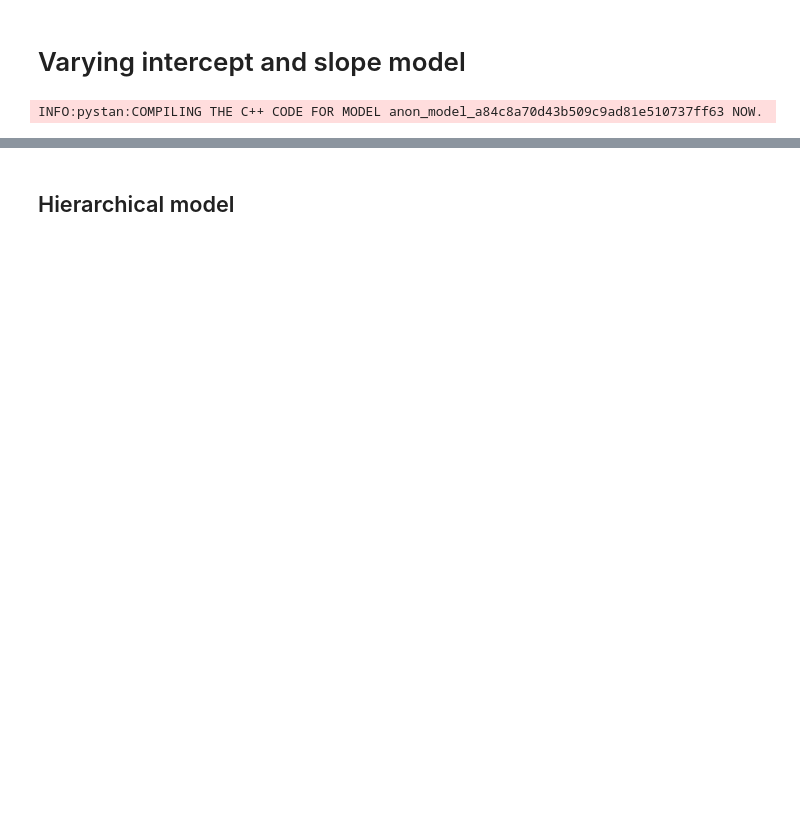
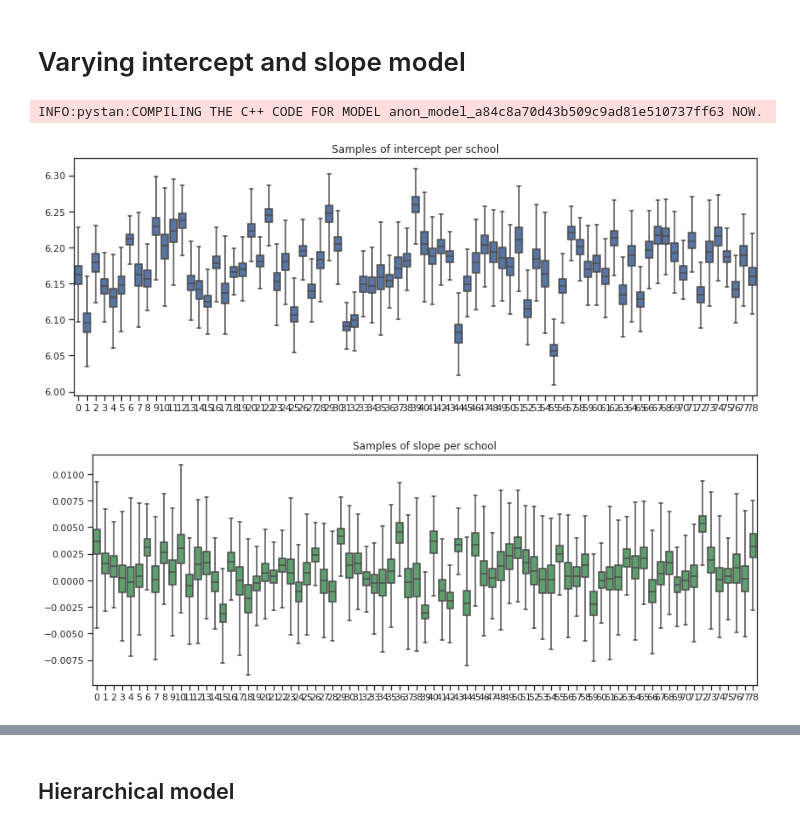
Before and after one commit to cthai721/bda-project, a Jupyter notebook: Effects on Learning of teaching experience.ipynb, the cells around one changed output, grey strips where cells are left out. Drawn from its saved outputs; the diff is of its cells as text; code cells hidden in the pictures; blank space fills up the shorter version.

```diff
--- a/Effects on Learning of teaching experience.ipynb
+++ b/Effects on Learning of teaching experience.ipynb
@@ -695,6 +566,24 @@ varying_intercept_slope_fit = pystan.stan(model_code=varying_intercept_slope,
                                           iter=1000, chains=2)
 # %% [output]
 INFO:pystan:COMPILING THE C++ CODE FOR MODEL anon_model_a84c8a70d43b509c9ad81e510737ff63 NOW.
+# %%
+import seaborn as sns
+sns.set(style="ticks")
+
+a_sample = pd.DataFrame(varying_intercept_slope_fit['a'])
+plt.figure(figsize=(14, 5))
+sns.boxplot(data=a_sample, whis=np.inf, color="b")
+plt.title("Samples of intercept per school")
+plt.show()
+
+b_sample = pd.DataFrame(varying_intercept_slope_fit['b'])
+plt.figure(figsize=(14, 5))
+sns.boxplot(data=b_sample, whis=np.inf, color = 'g')
+plt.title("Samples of slope per school")
+plt.show()
+# %% [output]
+[figure, added]
+[figure, added]
 # %%
 xvals = np.arange(2)
 b = varying_intercept_slope_fit['a'].mean(axis=0)
```
Also changed, not shown: parts of 32 cells of this notebook.
